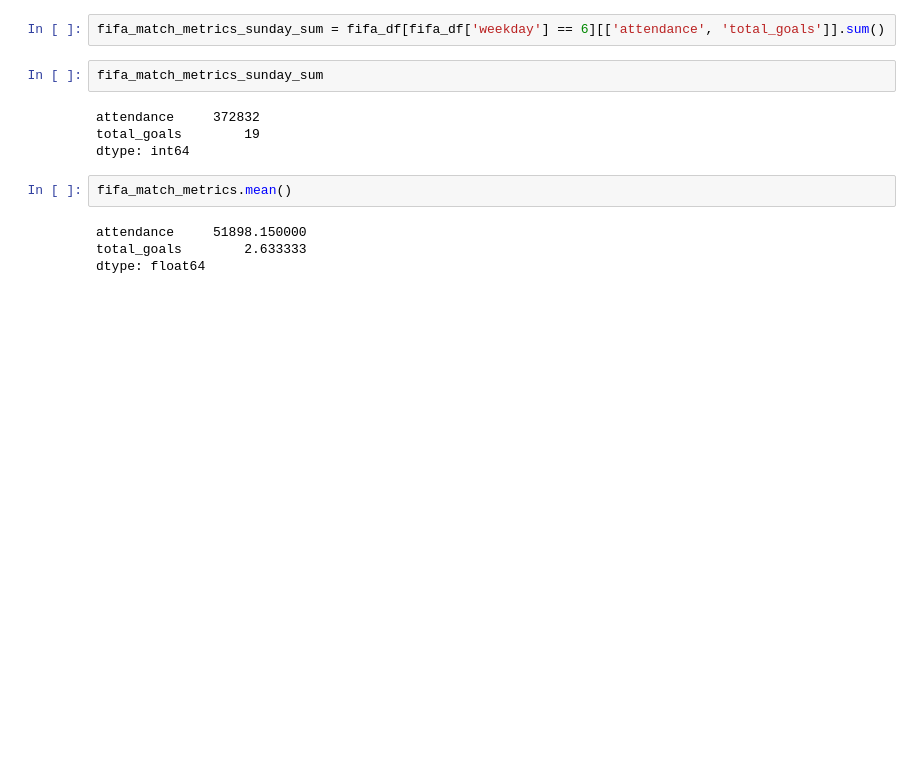
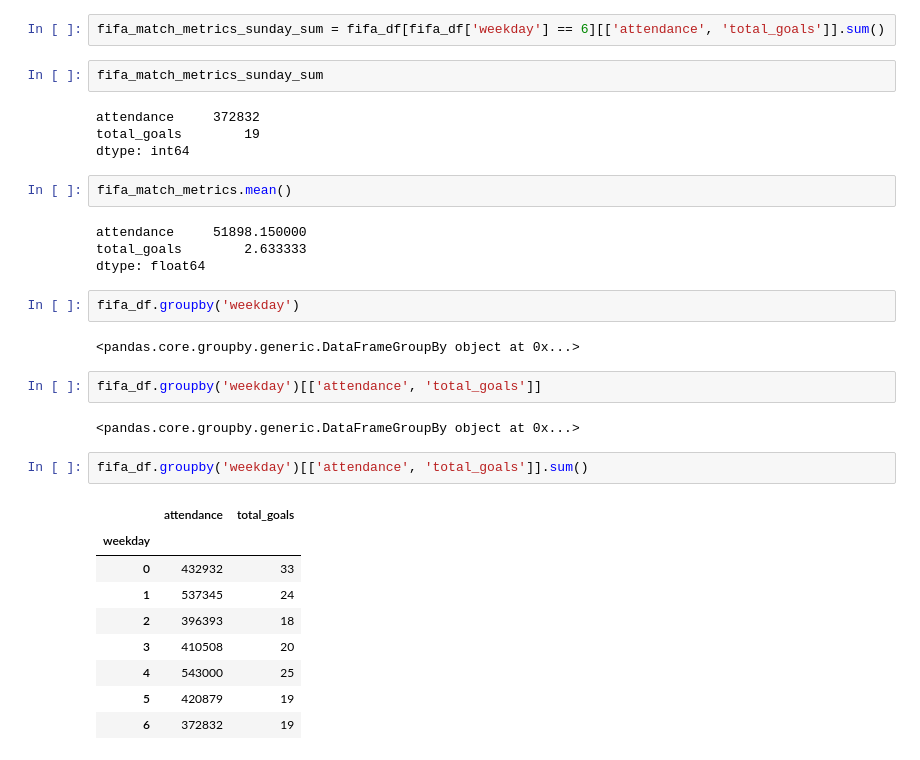
Before and after one commit to Lakshit-Chiranjiv/Python-Data-Analysis-Repo, a Jupyter notebook: Python Pandas.ipynb, the cells around one changed output. Saved outputs shown, nothing was run; the diff lists cells and outputs as text; blank space fills up the shorter version.

Commit message:
group by

```diff
--- a/Python Pandas.ipynb
+++ b/Python Pandas.ipynb
@@ -669,3 +669,23 @@ fifa_match_metrics.mean()
 attendance     51898.150000
 total_goals        2.633333
 dtype: float64
+# %%
+fifa_df.groupby('weekday')
+# %% [output]
+<pandas.core.groupby.generic.DataFrameGroupBy object at 0x...>
+# %%
+fifa_df.groupby('weekday')[['attendance', 'total_goals']]
+# %% [output]
+<pandas.core.groupby.generic.DataFrameGroupBy object at 0x...>
+# %%
+fifa_df.groupby('weekday')[['attendance', 'total_goals']].sum()
+# %% [output]
+|  | attendance | total_goals |
+| weekday |  |  |
+| 0 | 432932 | 33 |
+| 1 | 537345 | 24 |
+| 2 | 396393 | 18 |
+| 3 | 410508 | 20 |
+| 4 | 543000 | 25 |
+| 5 | 420879 | 19 |
+| 6 | 372832 | 19 |
```
Also changed, not shown: parts of 1 cell of this notebook.
